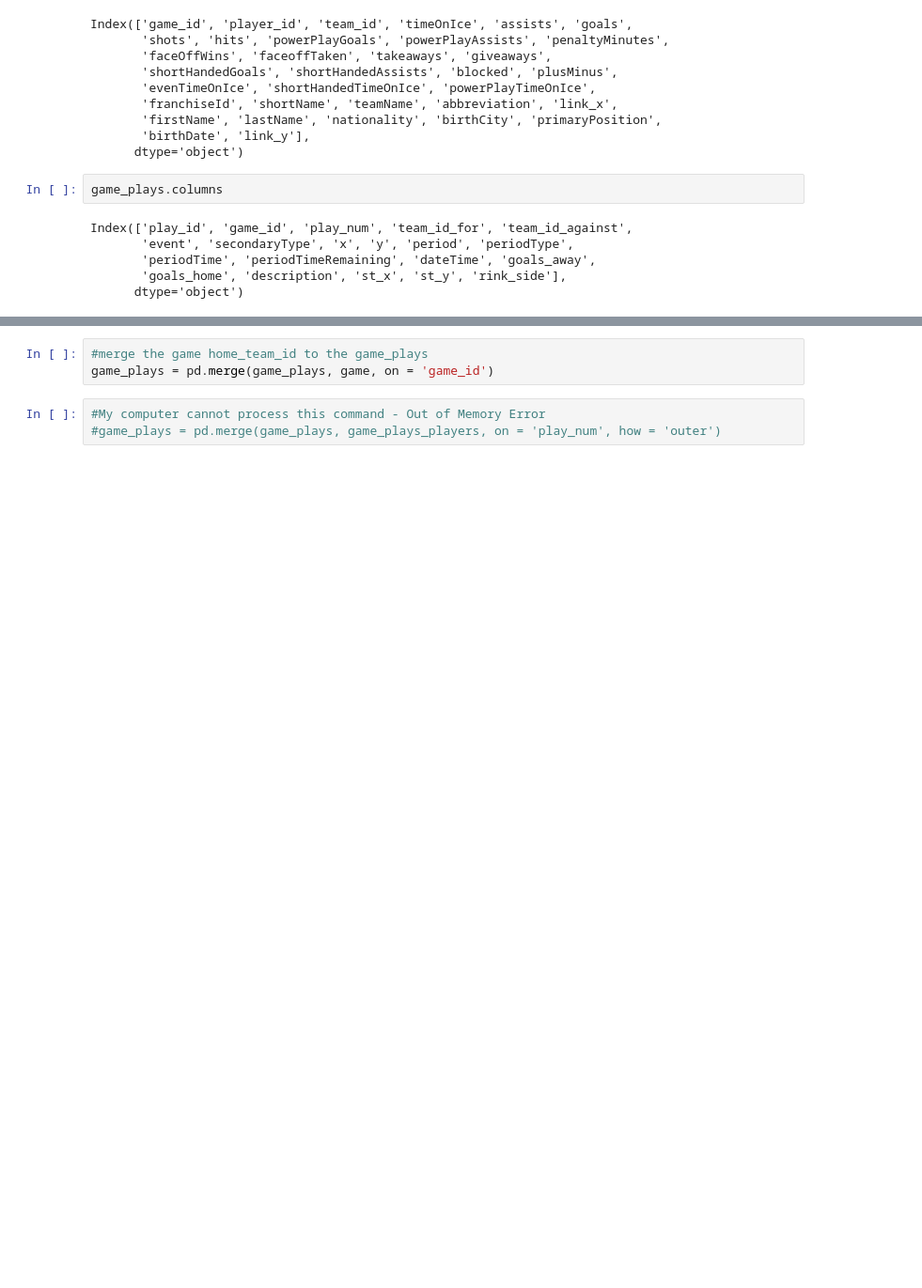
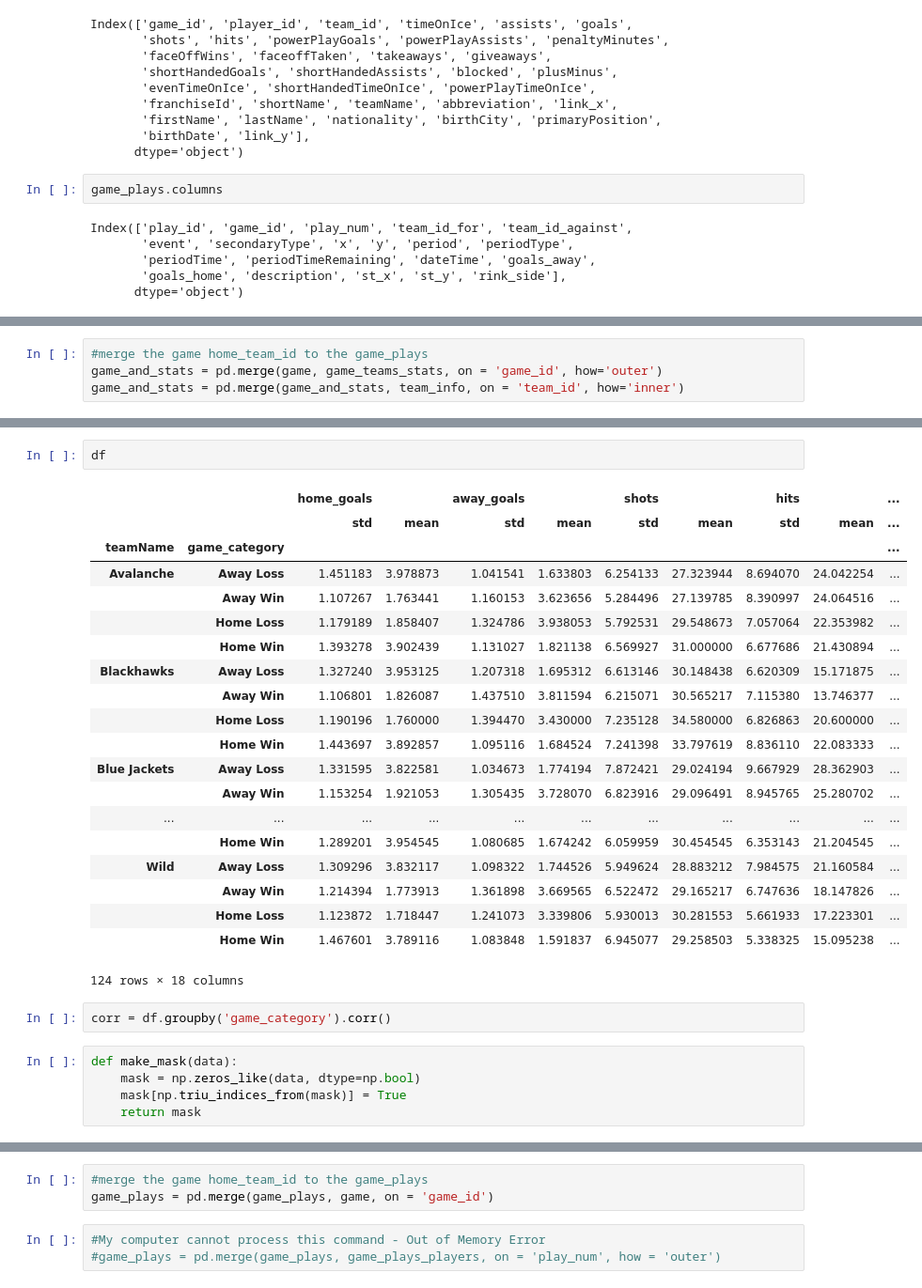
Before and after one commit to UCB-INFO-PYTHON/project_2_Bergan_Biseda_Hardy, a Jupyter notebook: brent_12_2_2018.ipynb, the cells around one changed output, grey strips where cells are left out. Shown at 94% size. Drawn from its saved outputs; the diff is of its cells as text; blank space fills up the shorter version.

```diff
--- a/brent_12_2_2018.ipynb
+++ b/brent_12_2_2018.ipynb
@@ -65,0 +68,4 @@ game_plays.describe()
+# %%
+#merge the game home_team_id to the game_plays
+game_and_stats = pd.merge(game, game_teams_stats, on = 'game_id', how='outer')
+game_and_stats = pd.merge(game_and_stats, team_info, on = 'team_id', how='inner')
@@ -65,0 +110,30 @@ game_plays.describe()
+# %%
+df
+# %% [output]
+|  |  | home_goals |  | away_goals |  | shots |  | hits |  | ... |
+|  |  | std | mean | std | mean | std | mean | std | mean | ... |
+| teamName | game_category |  |  |  |  |  |  |  |  | ... |
+| Avalanche | Away Loss | 1.451183 | 3.978873 | 1.041541 | 1.633803 | 6.254133 | 27.323944 | 8.694070 | 24.042254 | ... |
+|  | Away Win | 1.107267 | 1.763441 | 1.160153 | 3.623656 | 5.284496 | 27.139785 | 8.390997 | 24.064516 | ... |
+|  | Home Loss | 1.179189 | 1.858407 | 1.324786 | 3.938053 | 5.792531 | 29.548673 | 7.057064 | 22.353982 | ... |
+|  | Home Win | 1.393278 | 3.902439 | 1.131027 | 1.821138 | 6.569927 | 31.000000 | 6.677686 | 21.430894 | ... |
+| Blackhawks | Away Loss | 1.327240 | 3.953125 | 1.207318 | 1.695312 | 6.613146 | 30.148438 | 6.620309 | 15.171875 | ... |
+|  | Away Win | 1.106801 | 1.826087 | 1.437510 | 3.811594 | 6.215071 | 30.565217 | 7.115380 | 13.746377 | ... |
+|  | Home Loss | 1.190196 | 1.760000 | 1.394470 | 3.430000 | 7.235128 | 34.580000 | 6.826863 | 20.600000 | ... |
+|  | Home Win | 1.443697 | 3.892857 | 1.095116 | 1.684524 | 7.241398 | 33.797619 | 8.836110 | 22.083333 | ... |
+| Blue Jackets | Away Loss | 1.331595 | 3.822581 | 1.034673 | 1.774194 | 7.872421 | 29.024194 | 9.667929 | 28.362903 | ... |
+|  | Away Win | 1.153254 | 1.921053 | 1.305435 | 3.728070 | 6.823916 | 29.096491 | 8.945765 | 25.280702 | ... |
+| ... | ... | ... | ... | ... | ... | ... | ... | ... | ... | ... |
+|  | Home Win | 1.289201 | 3.954545 | 1.080685 | 1.674242 | 6.059959 | 30.454545 | 6.353143 | 21.204545 | ... |
+| Wild | Away Loss | 1.309296 | 3.832117 | 1.098322 | 1.744526 | 5.949624 | 28.883212 | 7.984575 | 21.160584 | ... |
+|  | Away Win | 1.214394 | 1.773913 | 1.361898 | 3.669565 | 6.522472 | 29.165217 | 6.747636 | 18.147826 | ... |
+|  | Home Loss | 1.123872 | 1.718447 | 1.241073 | 3.339806 | 5.930013 | 30.281553 | 5.661933 | 17.223301 | ... |
+|  | Home Win | 1.467601 | 3.789116 | 1.083848 | 1.591837 | 6.945077 | 29.258503 | 5.338325 | 15.095238 | ... |
+124 rows × 18 columns
+# %%
+corr = df.groupby('game_category').corr()
+# %%
+def make_mask(data):
+    mask = np.zeros_like(data, dtype=np.bool)
+    mask[np.triu_indices_from(mask)] = True
+    return mask
```
Also changed, not shown: parts of 34 cells of this notebook.
